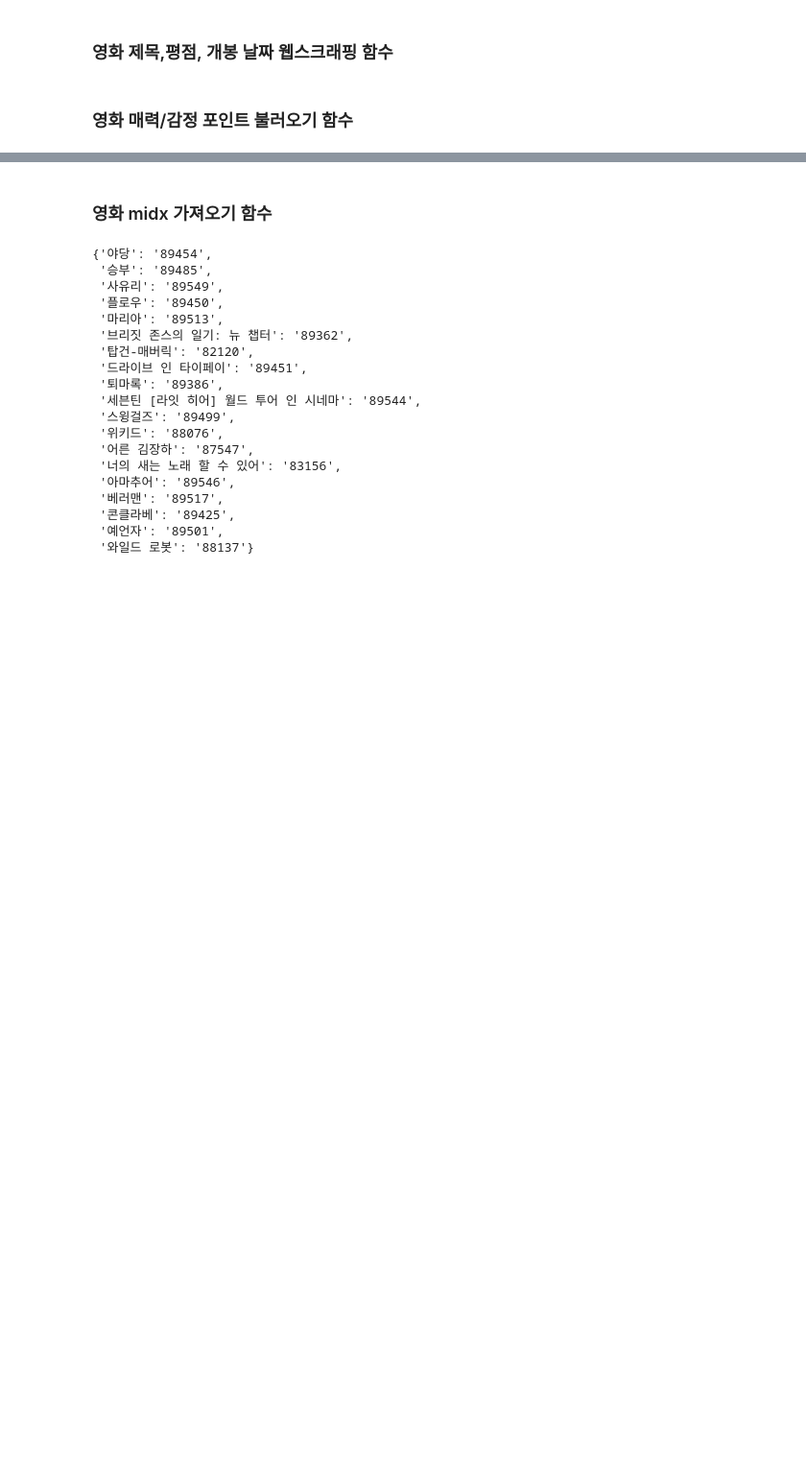
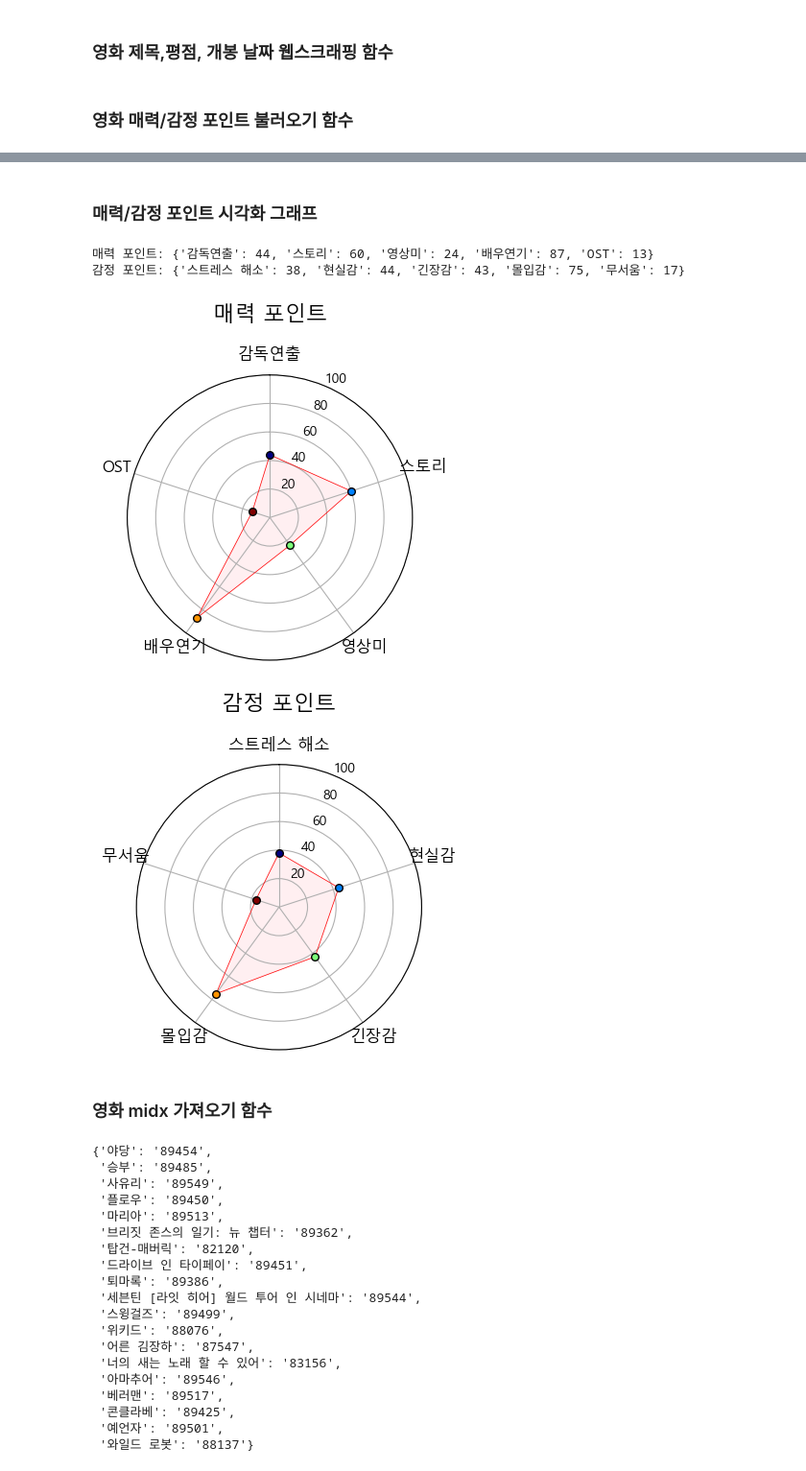
Before and after one commit to woogi123/Movie_WebScraping, a Jupyter notebook: Movie_WebScraping.ipynb, the cells around one changed output, grey strips where cells are left out. Shown: that part at 96% size. Saved outputs shown, nothing was run; the diff lists cells and outputs as text; code cells hidden in the pictures; blank space fills up the shorter version.

```diff
--- a/Movie_WebScraping.ipynb
+++ b/Movie_WebScraping.ipynb
@@ -86,3 +86,54 @@ find_review(89454)
+# %% [markdown]
+### 매력/감정 포인트 시각화 그래프
+# %%
+import matplotlib.pyplot as plt
+import matplotlib.font_manager as fm
+import numpy as np
+
+# 한글폰트 깨지는거 인코딩딩
+plt.rcParams['font.family'] = 'Malgun Gothic'
+plt.rcParams['axes.unicode_minus'] = False
+
+def draw_radar_chart(data_dict, title):
+    labels = list(data_dict.keys())
+    values = list(data_dict.values())
+
+    num_vars = len(labels)
+
+    angles = np.linspace(0, 2 * np.pi, num_vars, endpoint=False).tolist()
+    values += values[:1]
+    angles += angles[:1]
+
+    fig, ax = plt.subplots(figsize=(4, 4), subplot_kw=dict(polar=True))
+
+    ax.plot(angles, values, color='red', linewidth=0.5)
+    ax.fill(angles, values, color='pink', alpha=0.25)
+
+
+    colors = plt.cm.jet(np.linspace(0, 1, len(values)-1))
+
+    for i in range(len(values)-1):
+        ax.scatter(angles[i], values[i], color=colors[i], s=30, edgecolor='black', zorder=5)
+
+    ax.set_theta_offset(np.pi / 2)
+    ax.set_theta_direction(-1)
+    ax.set_thetagrids(np.degrees(angles[:-1]), labels, fontsize=12)
+
+    ax.set_title(title, size=16, pad=20)
+    ax.set_ylim(0, 100)
+
+    plt.tight_layout()
+    plt.show()
+
+charm_points, emotion_points = find_review(89454)
+
+draw_radar_chart(charm_points, "매력 포인트")
+draw_radar_chart(emotion_points, "감정 포인트")
+# %% [output]
+매력 포인트: {'감독연출': 44, '스토리': 60, '영상미': 24, '배우연기': 87, 'OST': 13}
+감정 포인트: {'스트레스 해소': 38, '현실감': 44, '긴장감': 43, '몰입감': 75, '무서움': 17}
+[figure, added]
+[figure, added]
 # %% [markdown]
 ### 영화 midx 가져오기 함수
 # %%
```
Also changed, not shown: parts of 1 cell of this notebook.
